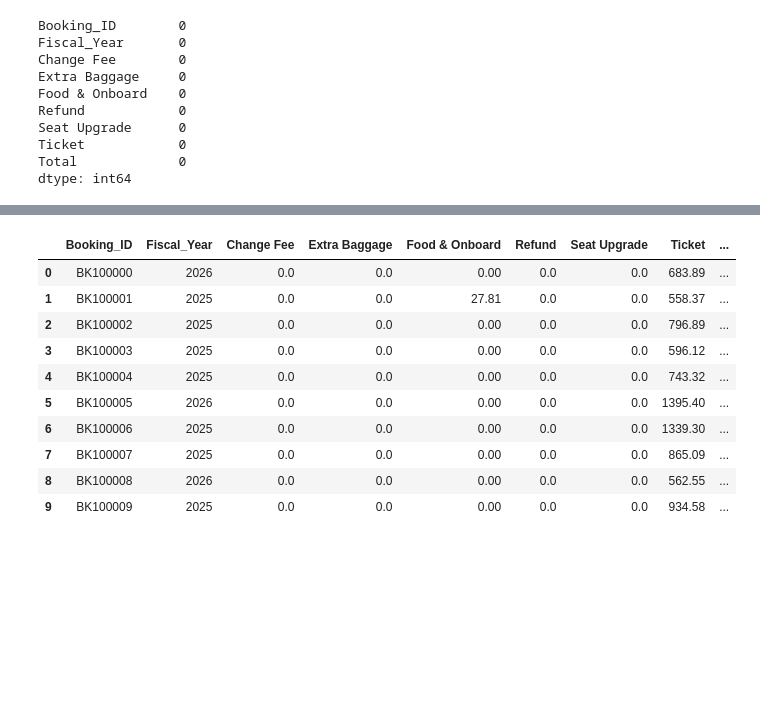
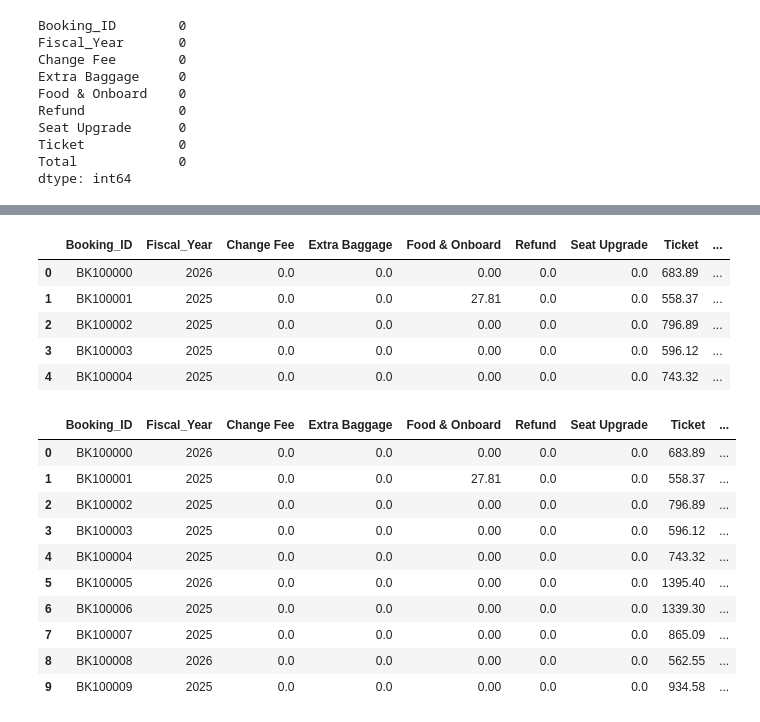
Before and after one commit to noahhynds/first-byte-2026, a Jupyter notebook: notebooks/01_clean_data.ipynb, the cells around one changed output, grey strips where cells are left out. Saved outputs shown, nothing was run; the diff lists cells and outputs as text; code cells hidden in the pictures; blank space fills up the shorter version.

Commit message:
adding flight type

```diff
--- a/notebooks/01_clean_data.ipynb
+++ b/notebooks/01_clean_data.ipynb
@@ -455,3 +470,35 @@ dtype: int64
+# %%
+# Count distinct routes per booking
+route_counts = (
+    booking_route_df.groupby("Booking_ID")["Route_ID"]
+    .nunique()
+)
+
+# Create booking classifications
+booking_types = route_counts.reset_index(name="Num_Routes")
+
+booking_types["Booking_Type"] = np.where(
+    booking_types["Num_Routes"] > 1,
+    "Connecting",
+    "Direct"
+)
+
+# Add classifications to booking_df
+booking_df = booking_df.merge(
+    booking_types,
+    on="Booking_ID",
+    how="left",
+    validate="many_to_one"
+)
+
+booking_df.head()
+# %% [output]
+|  | Booking_ID | Fiscal_Year | Change Fee | Extra Baggage | Food & Onboard | Refund | Seat Upgrade | Ticket | ... |
+| 0 | BK100000 | 2026 | 0.0 | 0.0 | 0.00 | 0.0 | 0.0 | 683.89 | ... |
+| 1 | BK100001 | 2025 | 0.0 | 0.0 | 27.81 | 0.0 | 0.0 | 558.37 | ... |
+| 2 | BK100002 | 2025 | 0.0 | 0.0 | 0.00 | 0.0 | 0.0 | 796.89 | ... |
+| 3 | BK100003 | 2025 | 0.0 | 0.0 | 0.00 | 0.0 | 0.0 | 596.12 | ... |
+| 4 | BK100004 | 2025 | 0.0 | 0.0 | 0.00 | 0.0 | 0.0 | 743.32 | ... |
 # %%
 # save transaction data
 booking_df.to_csv("../data/processed/bookings.csv", index=False)
```
Also changed, not shown: parts of 1 cell of this notebook.
